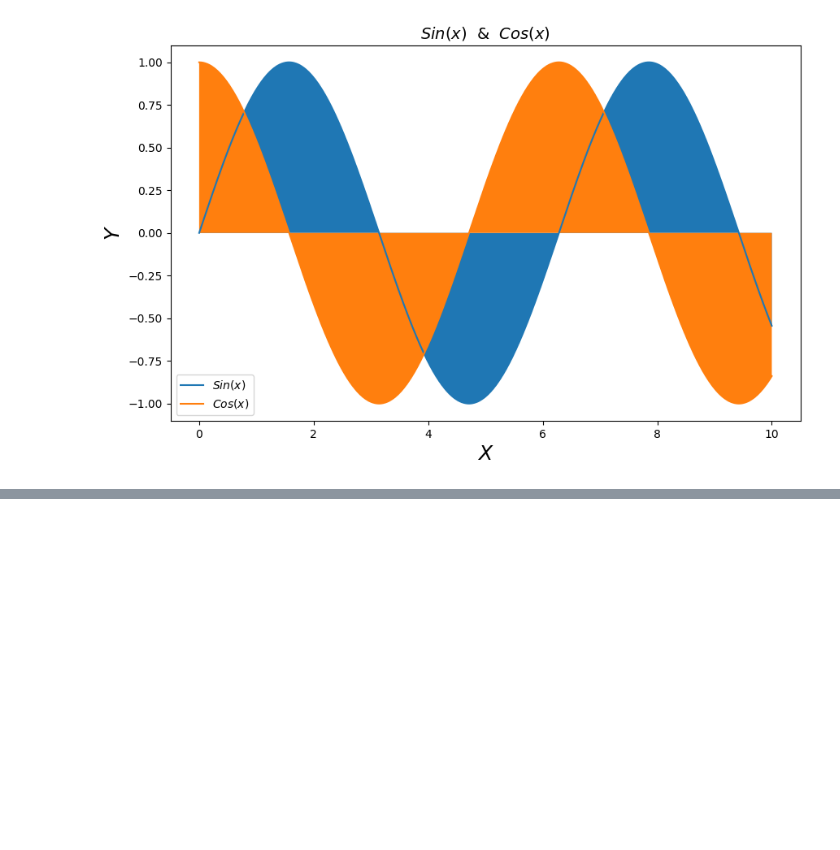
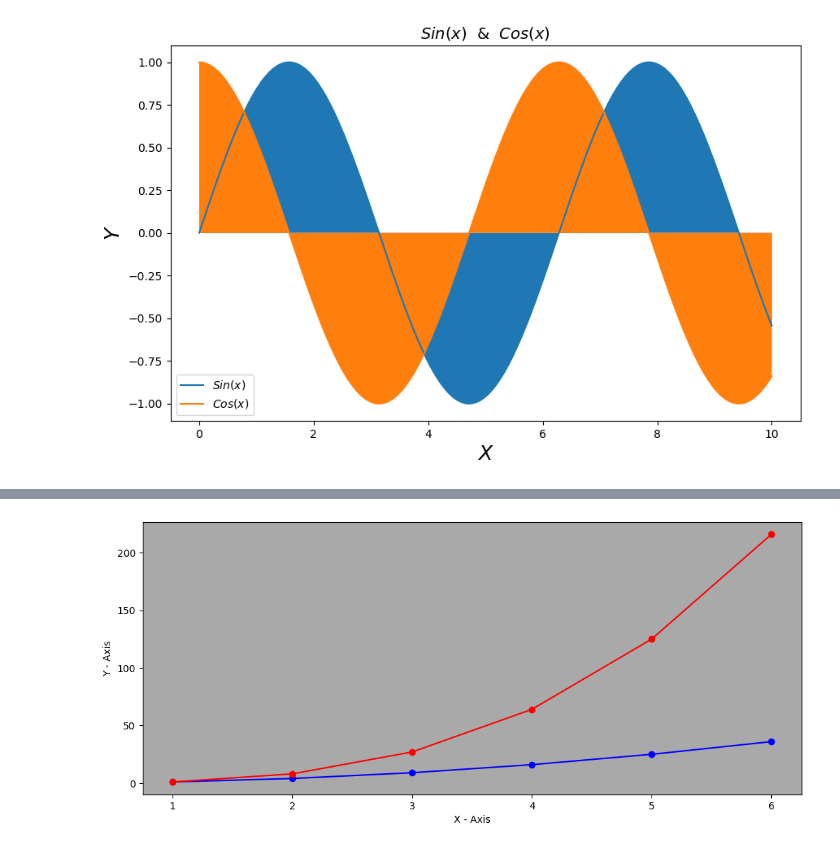
Before and after one commit to hatchdavid1/data_viz_plt_sns, a Jupyter notebook: data_viz_plt.ipynb, the cells around one changed output, grey strips where cells are left out. Drawn from its saved outputs; the diff is of its cells as text; code cells hidden in the pictures; blank space fills up the shorter version.

```diff
--- a/data_viz_plt.ipynb
+++ b/data_viz_plt.ipynb
@@ -184,0 +226,13 @@ plt.show()
+# %%
+x = np.array([1,2,3,4,5,6])
+y1 = np.power(x,2)
+y2 = np.power(x,3)
+plt.figure(figsize=(12,5)) # Estableciendo el tamaño de la gráfica
+ax = plt.axes()
+ax.set_facecolor("darkgrey") # Color del fondo
+plt.plot(x,y1,"bo-", x,y2, "ro-")
+plt.xlabel("X - Axis")
+plt.ylabel("Y - Axis")
+plt.show()
+# %% [output]
+[figure, added]
```
Also changed, not shown: parts of 8 cells of this notebook.
